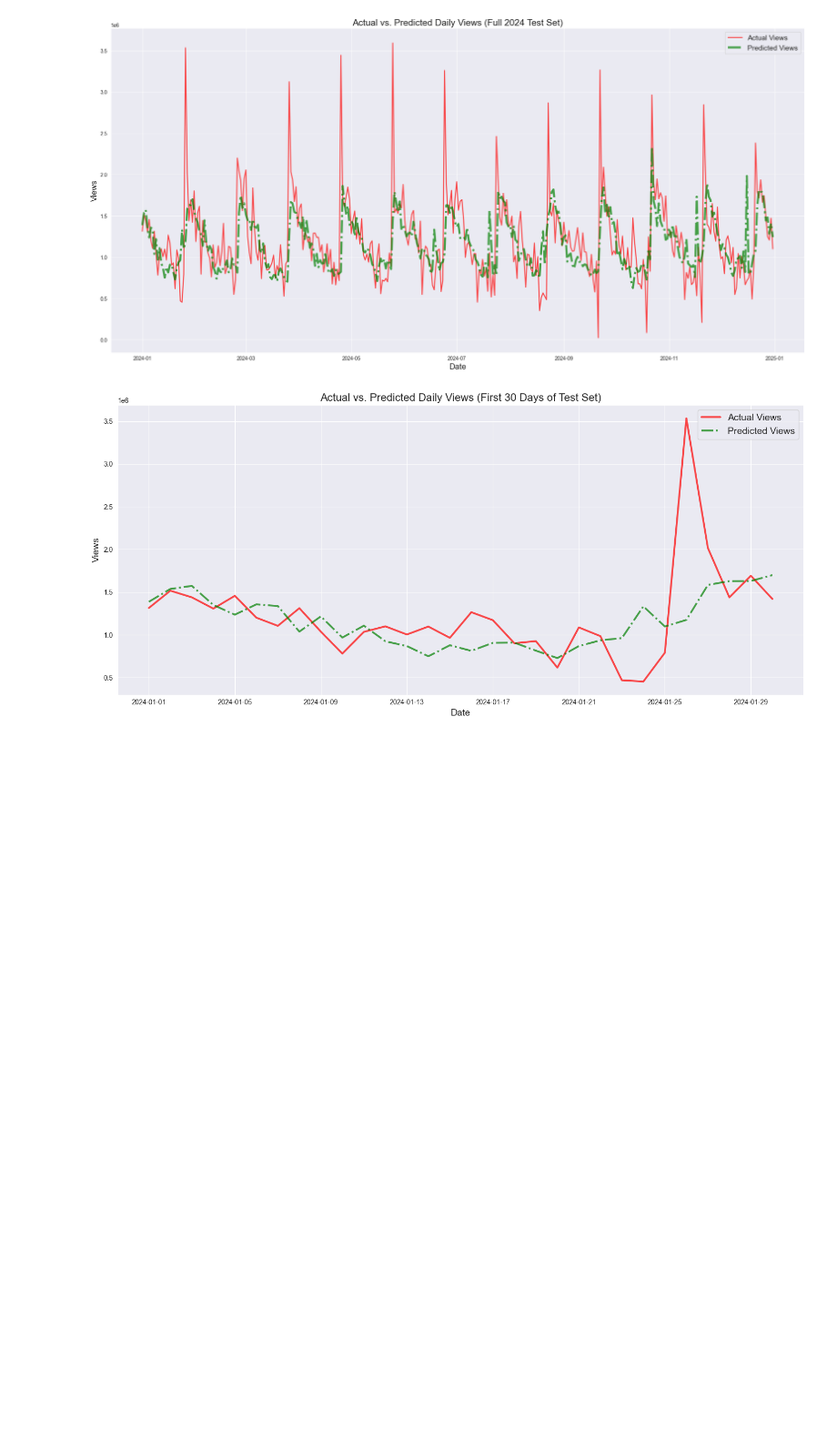
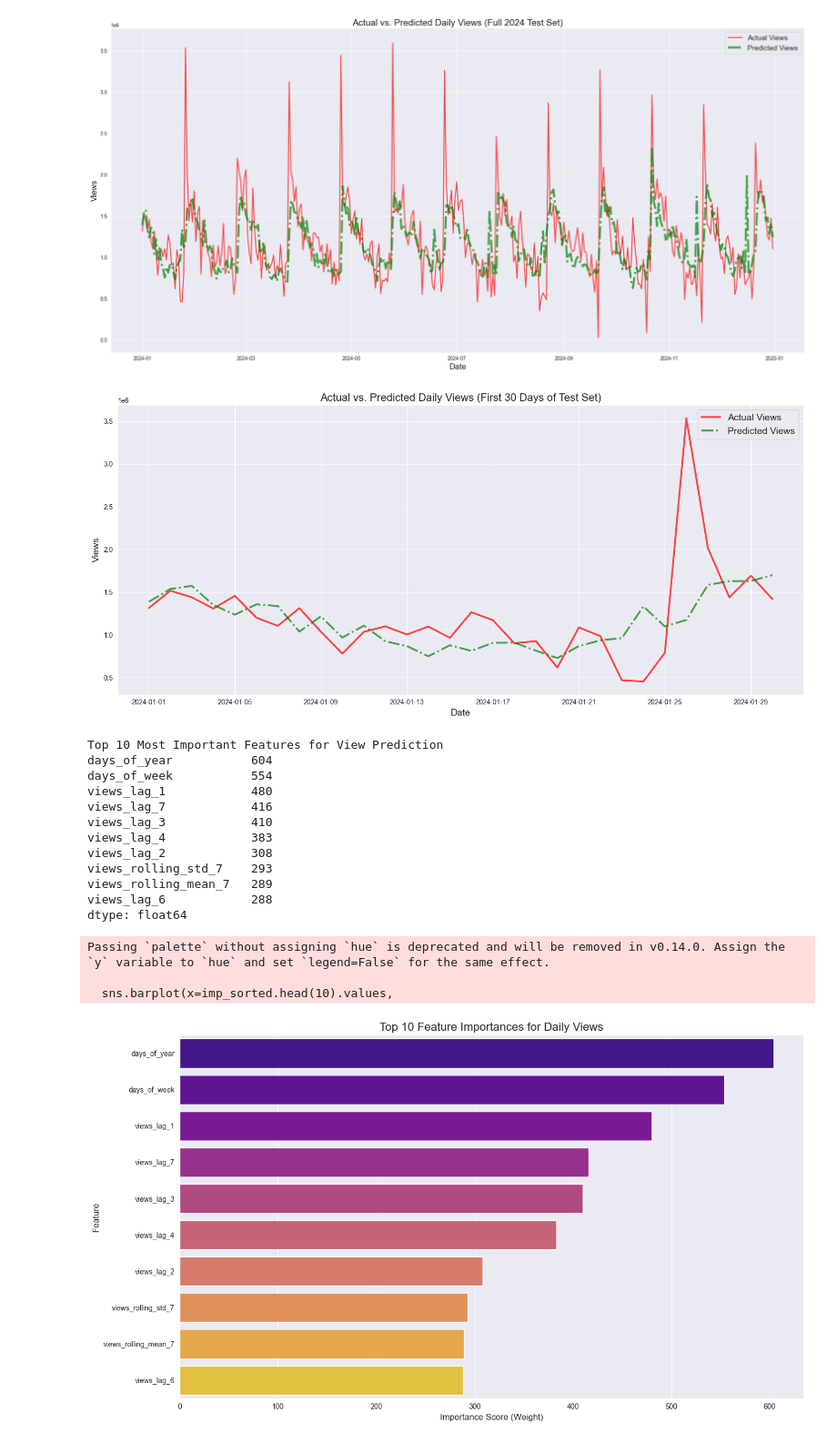
Before and after one commit to shivsdesai/digital-content-forecasting, a Jupyter notebook: generate_data.ipynb, the cells around one changed output. Shown at 91% size. Drawn from its saved outputs; the diff is of its cells as text; code cells hidden in the pictures; blank space fills up the shorter version.

```diff
--- a/generate_data.ipynb
+++ b/generate_data.ipynb
@@ -380,3 +371,39 @@ plt.tight_layout()
 plt.show()
 # %% [output]
 [figure]
+# %%
+
+imp_scores_raw = model.get_score(importance_type='weight')
+imp_series = pd.Series(imp_scores_raw)
+imp_sorted = imp_series.sort_values(ascending=False)
+
+print("Top 10 Most Important Features for View Prediction")
+print(imp_sorted.head(10))
+
+plt.figure(figsize=(14, 8))
+sns.barplot(x=imp_sorted.head(10).values,
+    y = imp_sorted.head(10).index,
+    palette = 'plasma')
+
+plt.title('Top 10 Feature Importances for Daily Views', fontsize=16)
+plt.xlabel('Importance Score (Weight)', fontsize=12)
+plt.ylabel('Feature', fontsize=12)
+plt.tight_layout()
+plt.show()
+# %% [output]
+Top 10 Most Important Features for View Prediction
+days_of_year           604
+days_of_week           554
+views_lag_1            480
+views_lag_7            416
+views_lag_3            410
+views_lag_4            383
+views_lag_2            308
+views_rolling_std_7    293
+views_rolling_mean_7   289
+views_lag_6            288
+dtype: float64
+Passing `palette` without assigning `hue` is deprecated and will be removed in v0.14.0. Assign the `y` variable to `hue` and set `legend=False` for the same effect.
+
+  sns.barplot(x=imp_sorted.head(10).values,
+[figure, added]
```
Also changed, not shown: parts of 4 cells of this notebook, 1 other file.
